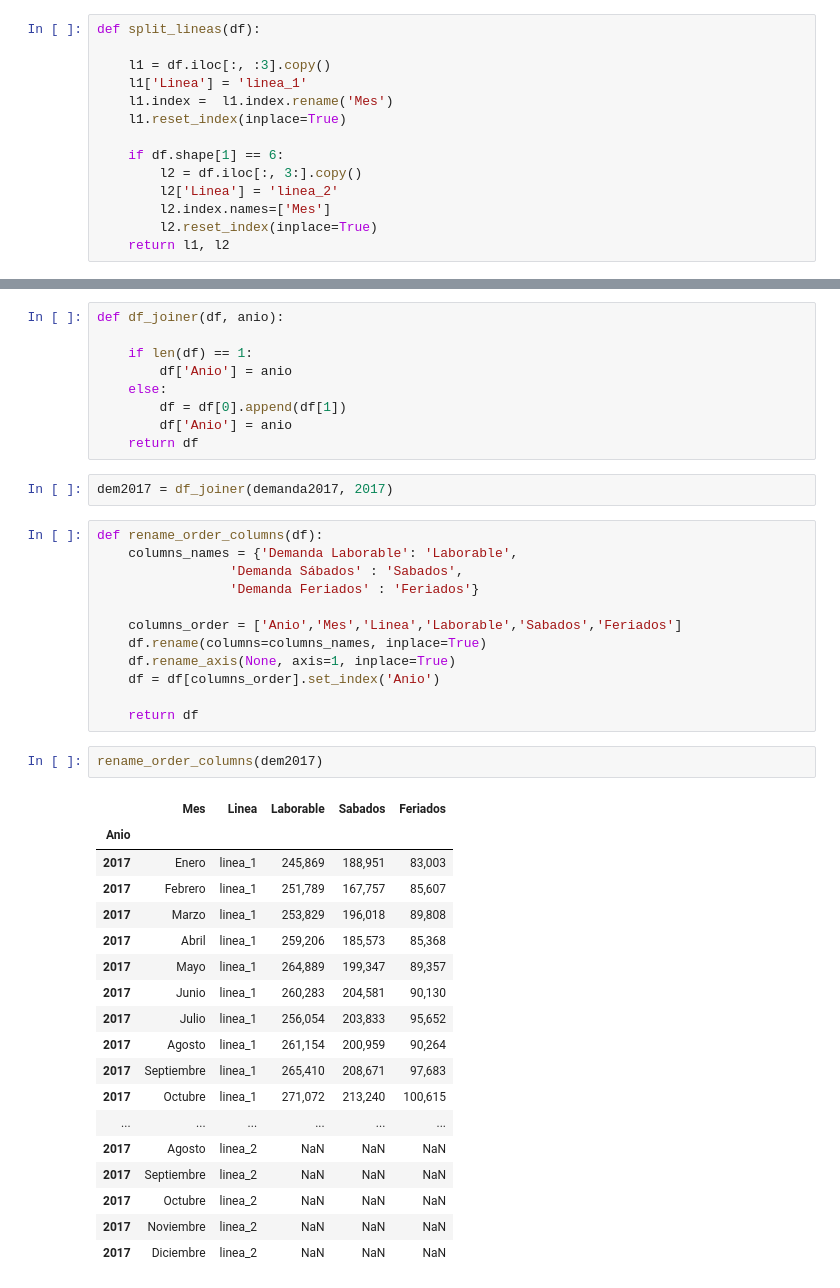
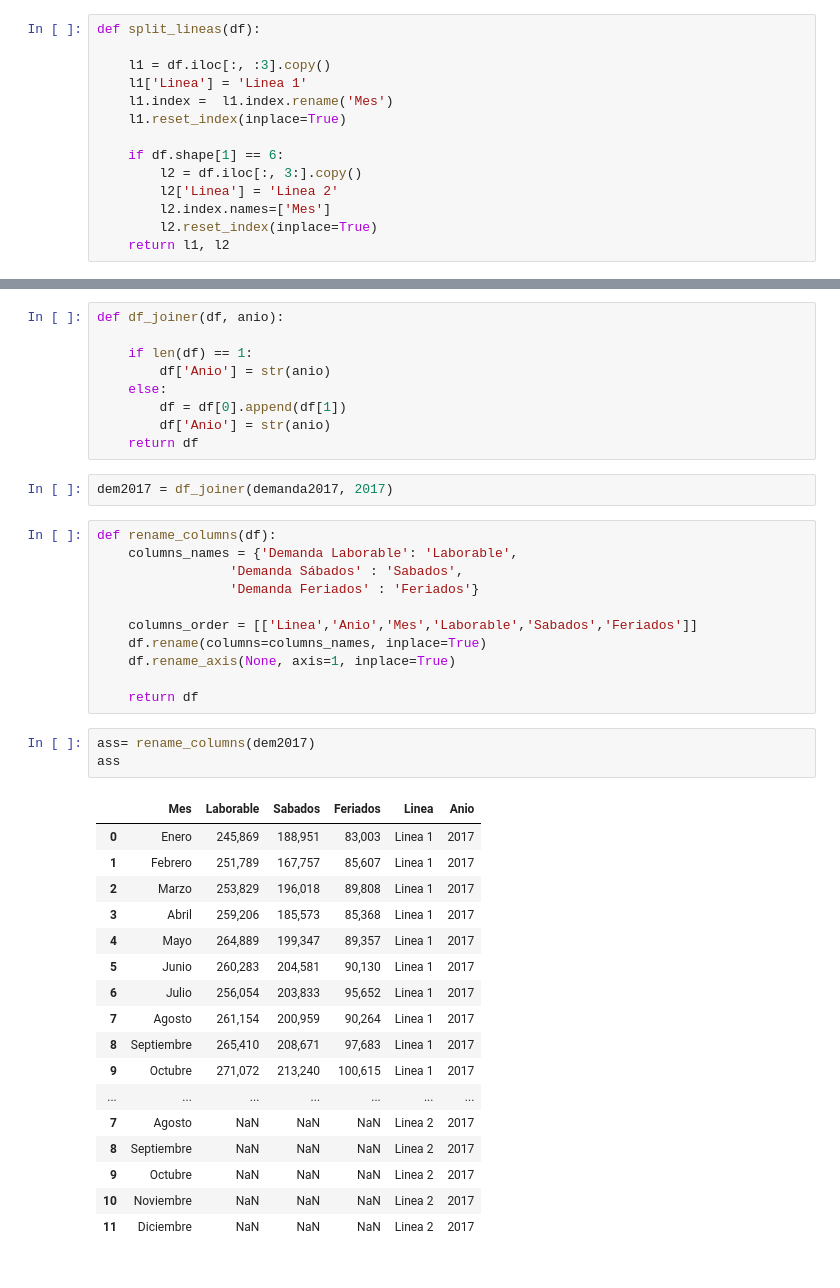
Before and after one commit to PabloJRW/metro-de-panama, a Jupyter notebook: preprocessing.ipynb, the cells around one changed output, grey strips where cells are left out. Drawn from its saved outputs; the diff is of its cells as text.

```diff
--- a/preprocessing.ipynb
+++ b/preprocessing.ipynb
@@ -159,13 +160,13 @@ demanda_2017.iloc[:, 3:]
 def split_lineas(df):
 
     l1 = df.iloc[:, :3].copy()
-    l1['Linea'] = 'linea_1'
+    l1['Linea'] = 'Linea 1'
     l1.index =  l1.index.rename('Mes')
     l1.reset_index(inplace=True)
 
     if df.shape[1] == 6:
         l2 = df.iloc[:, 3:].copy()
-        l2['Linea'] = 'linea_2'
+        l2['Linea'] = 'Linea 2'
         l2.index.names=['Mes']
         l2.reset_index(inplace=True)
     return l1, l2
@@ -175,43 +176,42 @@ demanda2017 = split_lineas(demanda_2017)
 def df_joiner(df, anio):
 
     if len(df) == 1:
-        df['Anio'] = anio
+        df['Anio'] = str(anio)
     else:
         df = df[0].append(df[1])
-        df['Anio'] = anio
+        df['Anio'] = str(anio)
     return df
 # %%
 dem2017 = df_joiner(demanda2017, 2017)
 # %%
-def rename_order_columns(df):
+def rename_columns(df):
     columns_names = {'Demanda Laborable': 'Laborable',
                  'Demanda Sábados' : 'Sabados',
                  'Demanda Feriados' : 'Feriados'}
 
-    columns_order = ['Anio','Mes','Linea','Laborable','Sabados','Feriados']
+    columns_order = [['Linea','Anio','Mes','Laborable','Sabados','Feriados']]
     df.rename(columns=columns_names, inplace=True)
     df.rename_axis(None, axis=1, inplace=True)
-    df = df[columns_order].set_index('Anio')
 
     return df
 # %%
-rename_order_columns(dem2017)
+ass= rename_columns(dem2017)
+ass
 # %% [output]
-|  | Mes | Linea | Laborable | Sabados | Feriados |
-| Anio |  |  |  |  |  |
-| 2017 | Enero | linea_1 | 245,869 | 188,951 | 83,003 |
-| 2017 | Febrero | linea_1 | 251,789 | 167,757 | 85,607 |
-| 2017 | Marzo | linea_1 | 253,829 | 196,018 | 89,808 |
-| 2017 | Abril | linea_1 | 259,206 | 185,573 | 85,368 |
-| 2017 | Mayo | linea_1 | 264,889 | 199,347 | 89,357 |
-| 2017 | Junio | linea_1 | 260,283 | 204,581 | 90,130 |
-| 2017 | Julio | linea_1 | 256,054 | 203,833 | 95,652 |
-| 2017 | Agosto | linea_1 | 261,154 | 200,959 | 90,264 |
-| 2017 | Septiembre | linea_1 | 265,410 | 208,671 | 97,683 |
-| 2017 | Octubre | linea_1 | 271,072 | 213,240 | 100,615 |
-| ... | ... | ... | ... | ... | ... |
-| 2017 | Agosto | linea_2 | NaN | NaN | NaN |
-| 2017 | Septiembre | linea_2 | NaN | NaN | NaN |
-| 2017 | Octubre | linea_2 | NaN | NaN | NaN |
-| 2017 | Noviembre | linea_2 | NaN | NaN | NaN |
-| 2017 | Diciembre | linea_2 | NaN | NaN | NaN |
+|  | Mes | Laborable | Sabados | Feriados | Linea | Anio |
+| 0 | Enero | 245,869 | 188,951 | 83,003 | Linea 1 | 2017 |
+| 1 | Febrero | 251,789 | 167,757 | 85,607 | Linea 1 | 2017 |
+| 2 | Marzo | 253,829 | 196,018 | 89,808 | Linea 1 | 2017 |
+| 3 | Abril | 259,206 | 185,573 | 85,368 | Linea 1 | 2017 |
+| 4 | Mayo | 264,889 | 199,347 | 89,357 | Linea 1 | 2017 |
+| 5 | Junio | 260,283 | 204,581 | 90,130 | Linea 1 | 2017 |
+| 6 | Julio | 256,054 | 203,833 | 95,652 | Linea 1 | 2017 |
+| 7 | Agosto | 261,154 | 200,959 | 90,264 | Linea 1 | 2017 |
+| 8 | Septiembre | 265,410 | 208,671 | 97,683 | Linea 1 | 2017 |
+| 9 | Octubre | 271,072 | 213,240 | 100,615 | Linea 1 | 2017 |
+| ... | ... | ... | ... | ... | ... | ... |
+| 7 | Agosto | NaN | NaN | NaN | Linea 2 | 2017 |
+| 8 | Septiembre | NaN | NaN | NaN | Linea 2 | 2017 |
+| 9 | Octubre | NaN | NaN | NaN | Linea 2 | 2017 |
+| 10 | Noviembre | NaN | NaN | NaN | Linea 2 | 2017 |
+| 11 | Diciembre | NaN | NaN | NaN | Linea 2 | 2017 |
```
Also changed, not shown: parts of 3 cells of this notebook, 2 other files.
